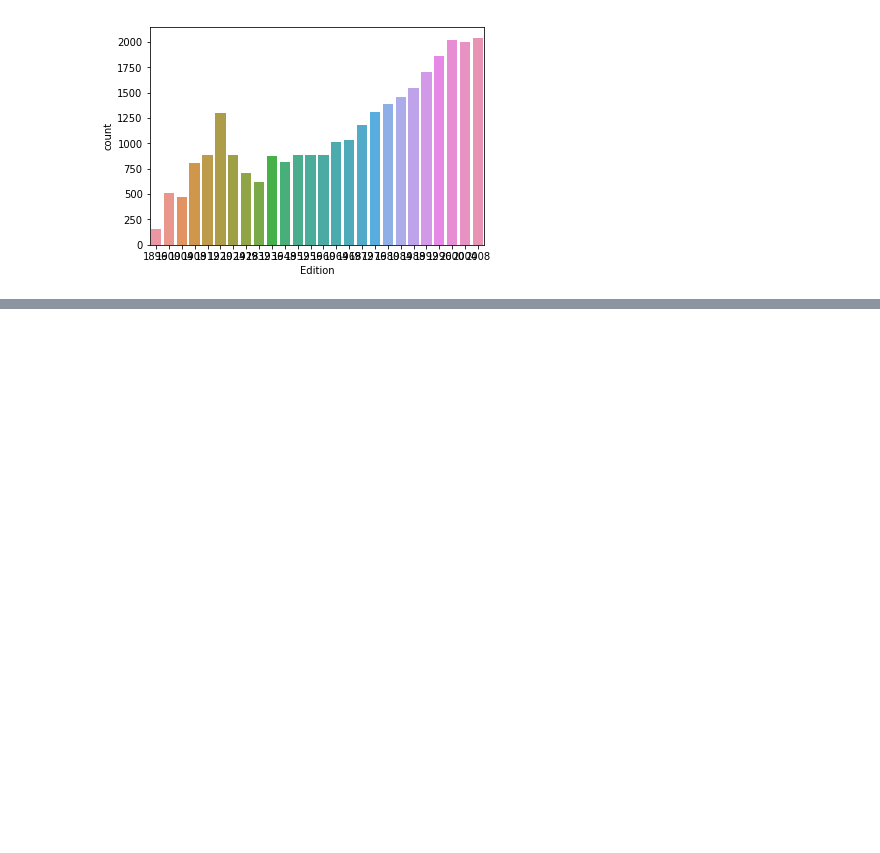
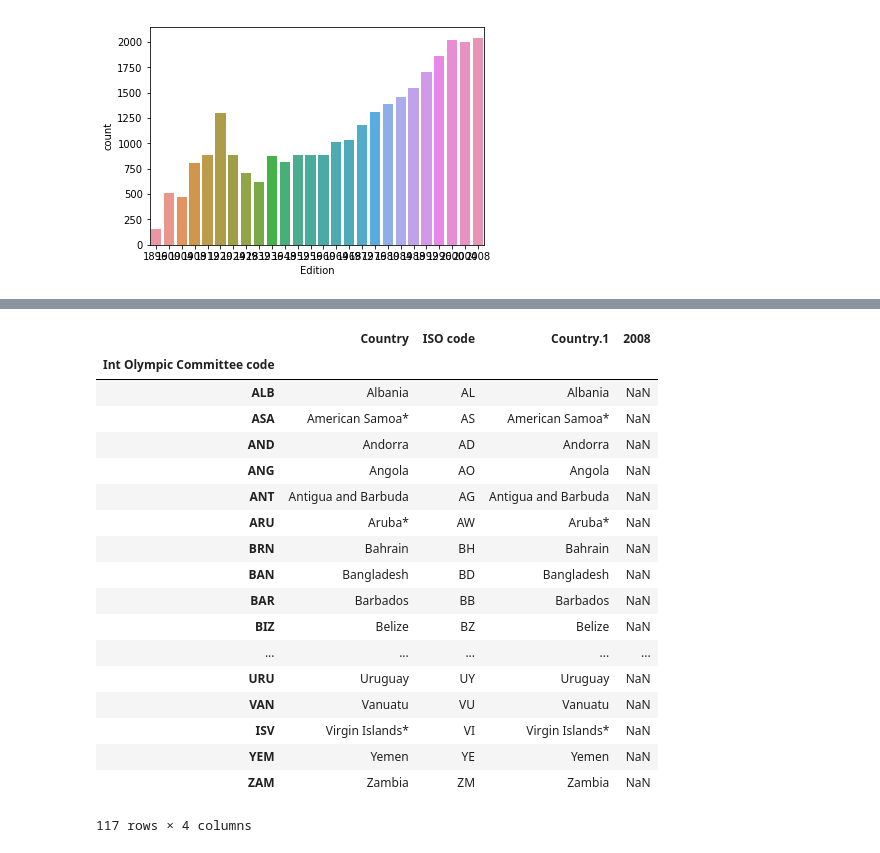
Before and after one commit to surya-durgaputra/PythonBasics, a Jupyter notebook: Pandas/PandasFocused/05-Indexing.ipynb, the cells around one changed output, grey strips where cells are left out. Saved outputs shown, nothing was run; the diff lists cells and outputs as text; code cells hidden in the pictures; blank space fills up the shorter version.

```diff
--- a/Pandas/PandasFocused/05-Indexing.ipynb
+++ b/Pandas/PandasFocused/05-Indexing.ipynb
@@ -290,0 +300,3 @@ sns.countplot(x='Edition', data=ath);
+# %%
+last_olympics = oo[oo.Edition == 2008]
+countries['Int Olympic Committee code'].head()
@@ -290,0 +310,3 @@ sns.countplot(x='Edition', data=ath);
+# %%
+countries.set_index('Int Olympic Committee code', inplace=True)
+countries.head()
@@ -290,0 +321,3 @@ sns.countplot(x='Edition', data=ath);
+# %%
+countries2008 = last_olympics.NOC.value_counts()
+countries2008.head()
@@ -290,0 +331,3 @@ sns.countplot(x='Edition', data=ath);
+# %%
+countries['2008'] = countries2008
+countries.head(10)
@@ -290,0 +347,23 @@ sns.countplot(x='Edition', data=ath);
+# %%
+# so now, the countries with NAN did not win any medals
+countries[countries['2008'].isnull()]
+# %% [output]
+|  | Country | ISO code | Country.1 | 2008 |
+| Int Olympic Committee code |  |  |  |  |
+| ALB | Albania | AL | Albania | NaN |
+| ASA | American Samoa* | AS | American Samoa* | NaN |
+| AND | Andorra | AD | Andorra | NaN |
+| ANG | Angola | AO | Angola | NaN |
+| ANT | Antigua and Barbuda | AG | Antigua and Barbuda | NaN |
+| ARU | Aruba* | AW | Aruba* | NaN |
+| BRN | Bahrain | BH | Bahrain | NaN |
+| BAN | Bangladesh | BD | Bangladesh | NaN |
+| BAR | Barbados | BB | Barbados | NaN |
+| BIZ | Belize | BZ | Belize | NaN |
+| ... | ... | ... | ... | ... |
+| URU | Uruguay | UY | Uruguay | NaN |
+| VAN | Vanuatu | VU | Vanuatu | NaN |
+| ISV | Virgin Islands* | VI | Virgin Islands* | NaN |
+| YEM | Yemen | YE | Yemen | NaN |
+| ZAM | Zambia | ZM | Zambia | NaN |
+117 rows × 4 columns
```
Also changed, not shown: parts of 6 cells of this notebook, 1 other file.
